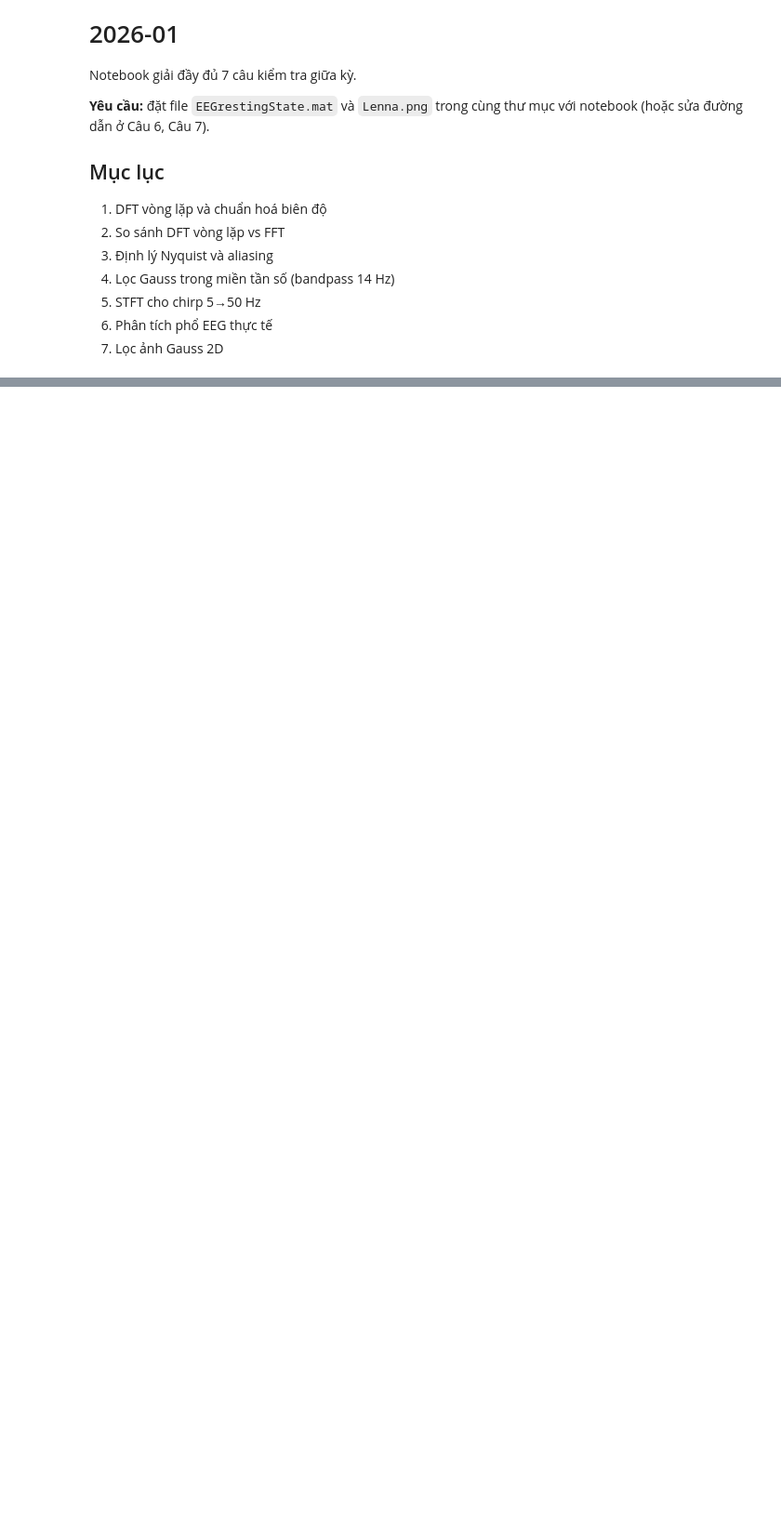
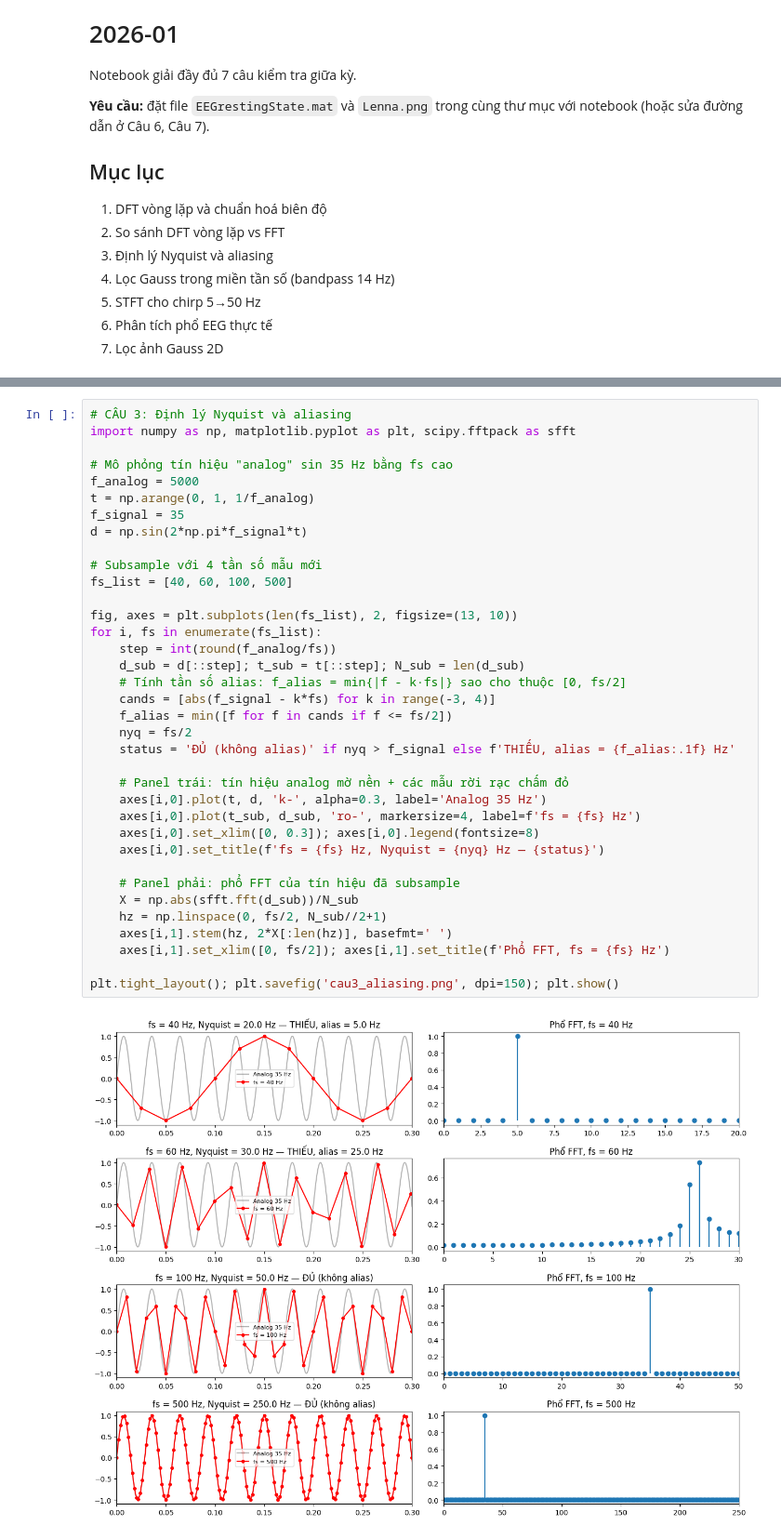
Before and after one commit to Jonathn1001/dsp, a Jupyter notebook: DSP_BienDoiFourier_GiaiBai.ipynb, the cells around one changed output, grey strips where cells are left out. Shown at 93% size. Drawn from its saved outputs; the diff is of its cells as text; blank space fills up the shorter version.

```diff
--- a/DSP_BienDoiFourier_GiaiBai.ipynb
+++ b/DSP_BienDoiFourier_GiaiBai.ipynb
@@ -417,0 +143,38 @@ Tra loi cau hoi phu: HAI ung dung khac cua loc Gauss 2D (ngoai blur va sharpen):
+# %%
+# CÂU 3: Định lý Nyquist và aliasing
+import numpy as np, matplotlib.pyplot as plt, scipy.fftpack as sfft
+
+# Mô phỏng tín hiệu "analog" sin 35 Hz bằng fs cao
+f_analog = 5000
+t = np.arange(0, 1, 1/f_analog)
+f_signal = 35
+d = np.sin(2*np.pi*f_signal*t)
+
+# Subsample với 4 tần số mẫu mới
+fs_list = [40, 60, 100, 500]
+
+fig, axes = plt.subplots(len(fs_list), 2, figsize=(13, 10))
+for i, fs in enumerate(fs_list):
+    step = int(round(f_analog/fs))
+    d_sub = d[::step]; t_sub = t[::step]; N_sub = len(d_sub)
+    # Tính tần số alias: f_alias = min{|f - k·fs|} sao cho thuộc [0, fs/2]
+    cands = [abs(f_signal - k*fs) for k in range(-3, 4)]
+    f_alias = min([f for f in cands if f <= fs/2])
+    nyq = fs/2
+    status = 'ĐỦ (không alias)' if nyq > f_signal else f'THIẾU, alias = {f_alias:.1f} Hz'
+
+    # Panel trái: tín hiệu analog mờ nền + các mẫu rời rạc chấm đỏ
+    axes[i,0].plot(t, d, 'k-', alpha=0.3, label='Analog 35 Hz')
+    axes[i,0].plot(t_sub, d_sub, 'ro-', markersize=4, label=f'fs = {fs} Hz')
+    axes[i,0].set_xlim([0, 0.3]); axes[i,0].legend(fontsize=8)
+    axes[i,0].set_title(f'fs = {fs} Hz, Nyquist = {nyq} Hz — {status}')
+
+    # Panel phải: phổ FFT của tín hiệu đã subsample
+    X = np.abs(sfft.fft(d_sub))/N_sub
+    hz = np.linspace(0, fs/2, N_sub//2+1)
+    axes[i,1].stem(hz, 2*X[:len(hz)], basefmt=' ')
+    axes[i,1].set_xlim([0, fs/2]); axes[i,1].set_title(f'Phổ FFT, fs = {fs} Hz')
+
+plt.tight_layout(); plt.savefig('cau3_aliasing.png', dpi=150); plt.show()
+# %% [output]
+[figure, added]
```
Also changed, not shown: parts of 41 cells of this notebook, 10 other files.
